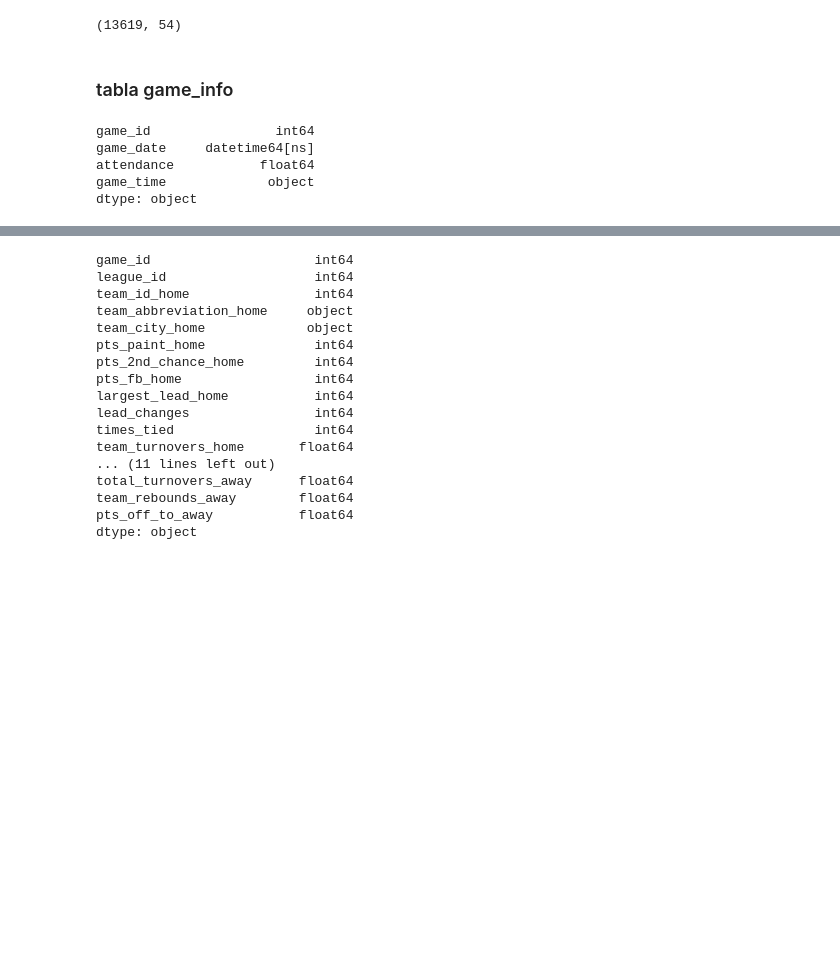
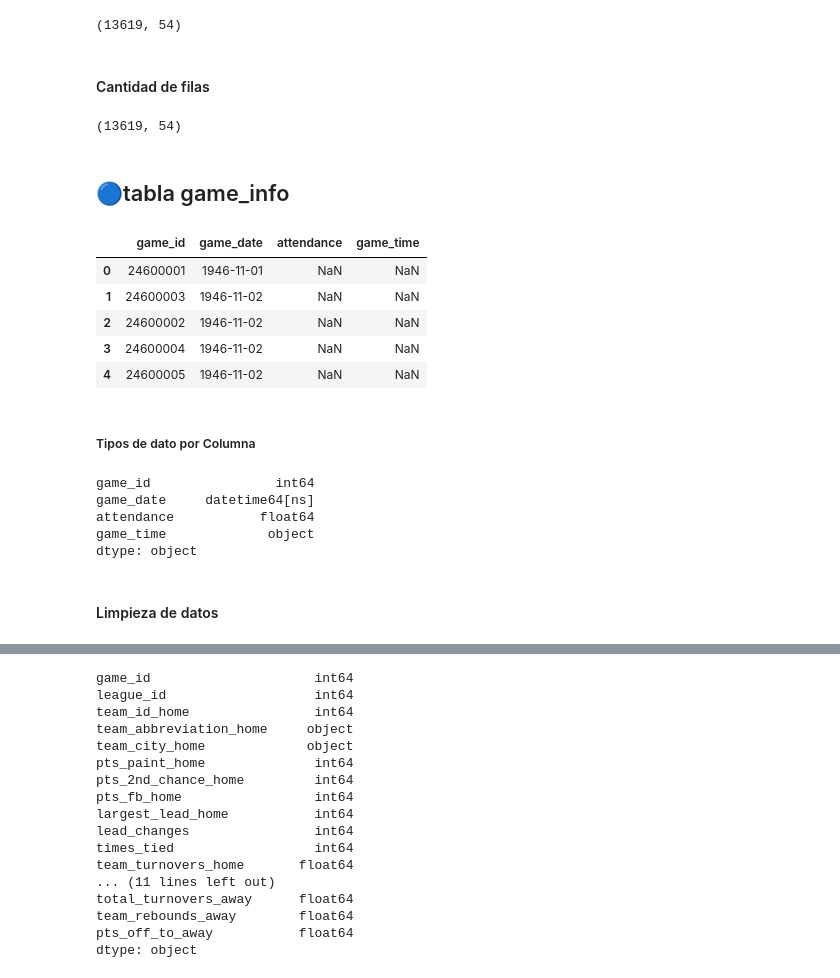
Before and after one commit to Floryofre/SmartPro_Analytics, a Jupyter notebook: ETL2.ipynb, the cells around one changed output, grey strips where cells are left out. Drawn from its saved outputs; the diff is of its cells as text; code cells hidden in the pictures; blank space fills up the shorter version.

```diff
--- a/ETL2.ipynb
+++ b/ETL2.ipynb
@@ -300,7 +182,25 @@ df_game.shape
 # %% [output]
 (13619, 54)
+# %% [markdown]
+#### Cantidad de filas
+# %%
+df_game.shape
+#(65698, 55) a (13619, 54)
+# %% [output]
+(13619, 54)
 # %% [markdown]
-### tabla game_info
+## 🔵tabla game_info
+# %%
+df_game_info.head(5)
+# %% [output]
+|  | game_id | game_date | attendance | game_time |
+| 0 | 24600001 | 1946-11-01 | NaN | NaN |
+| 1 | 24600003 | 1946-11-02 | NaN | NaN |
+| 2 | 24600002 | 1946-11-02 | NaN | NaN |
+| 3 | 24600004 | 1946-11-02 | NaN | NaN |
+| 4 | 24600005 | 1946-11-02 | NaN | NaN |
+# %% [markdown]
+##### Tipos de dato por Columna
 # %%
 df_game_info.dtypes
 # %% [output]
@@ -309,4 +209,6 @@ game_date     datetime64[ns]
 attendance           float64
 game_time             object
 dtype: object
+# %% [markdown]
+#### Limpieza de datos
 # %%
```
Also changed, not shown: parts of 104 cells of this notebook.
